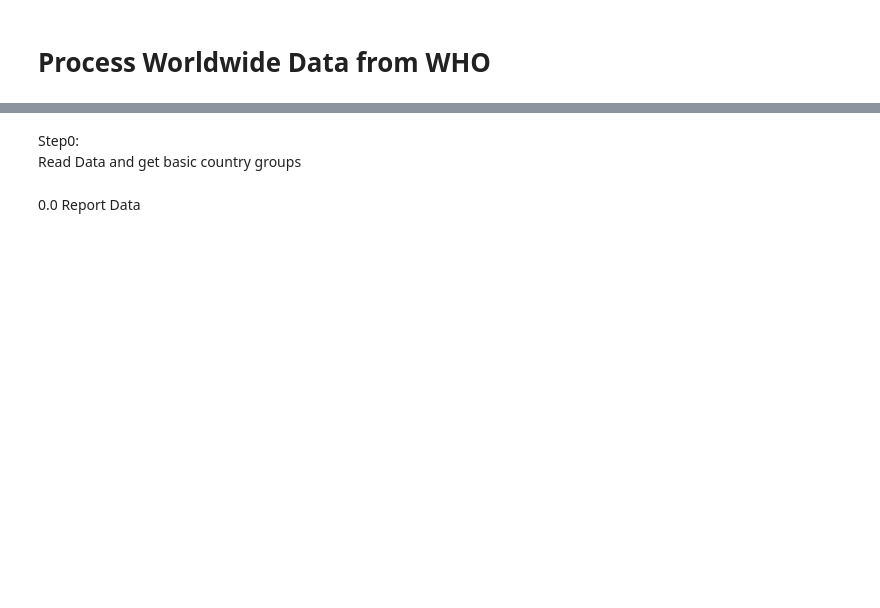
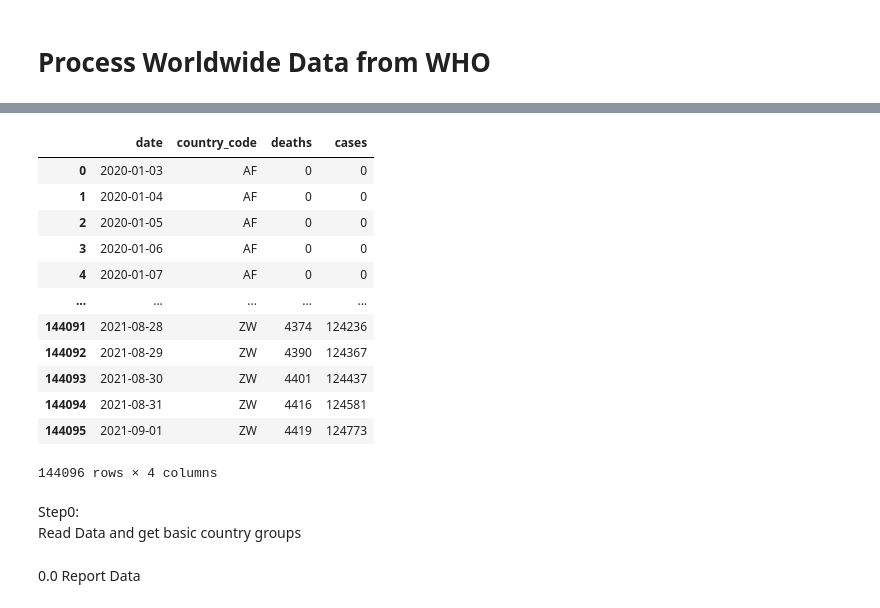
Before and after one commit to cybergis/wherecovid19_webapp, a Jupyter notebook: preprocessing/worldwide/world_layer_usingCountryID.ipynb, the cells around one changed output, grey strips where cells are left out. Cells and saved outputs as stored; diff of their text form; code cells hidden in the pictures; blank space fills up the shorter version.

```diff
--- a/preprocessing/worldwide/world_layer_usingCountryID.ipynb
+++ b/preprocessing/worldwide/world_layer_usingCountryID.ipynb
@@ -7,6 +20,27 @@ from datetime import datetime
 import pytz
 import geopandas as gpd
 import mapclassify as mc
+# %%
+df = pd.read_csv("./WHO-COVID-19-global-data.csv")
+df = df[['Date_reported','Country_code','Cumulative_deaths','Cumulative_cases']]
+df = df.rename(columns={"Date_reported": "date", "Country_code": "country_code",
+                                                      "Cumulative_cases": "cases", "Cumulative_deaths": "deaths"})
+df_world_original = df
+df_world_original
+# %% [output]
+|  | date | country_code | deaths | cases |
+| 0 | 2020-01-03 | AF | 0 | 0 |
+| 1 | 2020-01-04 | AF | 0 | 0 |
+| 2 | 2020-01-05 | AF | 0 | 0 |
+| 3 | 2020-01-06 | AF | 0 | 0 |
+| 4 | 2020-01-07 | AF | 0 | 0 |
+| ... | ... | ... | ... | ... |
+| 144091 | 2021-08-28 | ZW | 4374 | 124236 |
+| 144092 | 2021-08-29 | ZW | 4390 | 124367 |
+| 144093 | 2021-08-30 | ZW | 4401 | 124437 |
+| 144094 | 2021-08-31 | ZW | 4416 | 124581 |
+| 144095 | 2021-09-01 | ZW | 4419 | 124773 |
+144096 rows × 4 columns
 # %% [markdown]
 Step0:
 Read Data and get basic country groups
```
Also changed, not shown: parts of 16 cells of this notebook, 1 other file.
